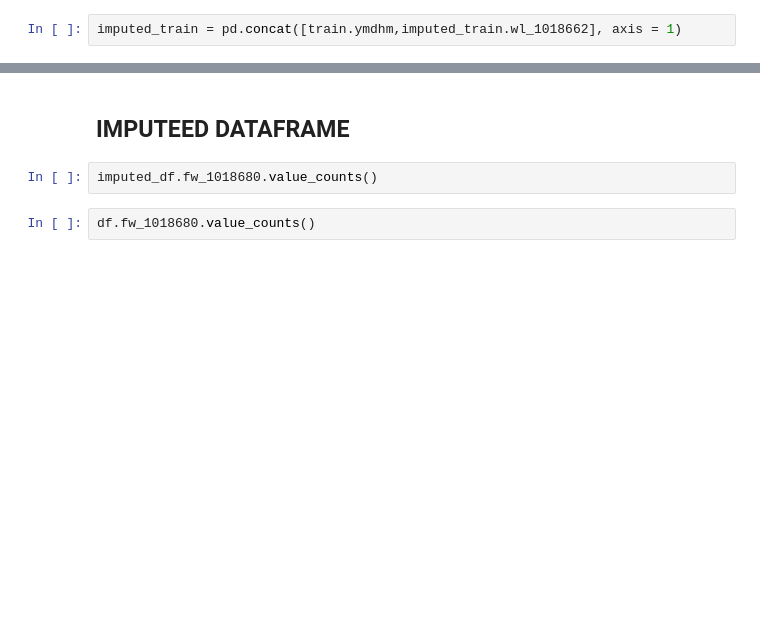
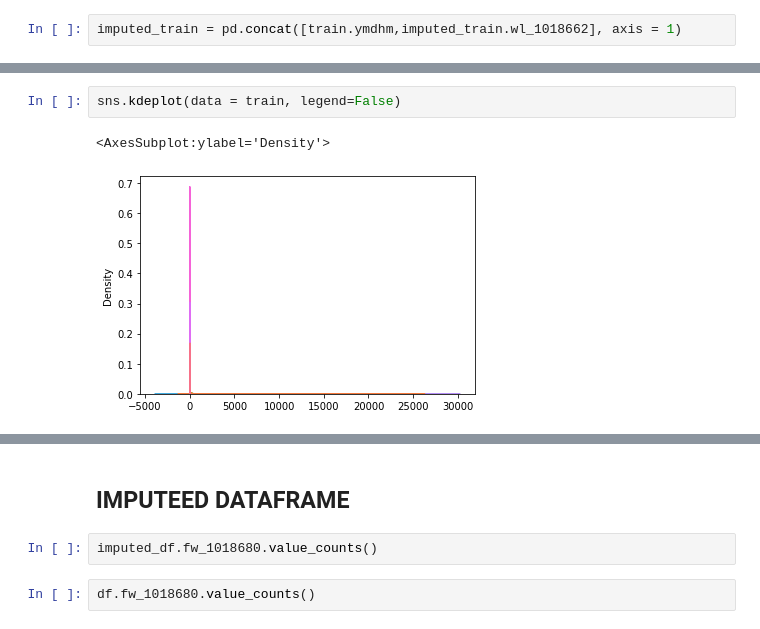
Before and after one commit to whatsasolo/Prediction-of-Water, a Jupyter notebook: Prediction of Water Level.ipynb, the cells around one changed output, grey strips where cells are left out. Drawn from its saved outputs; the diff is of its cells as text; blank space fills up the shorter version.

```diff
--- a/Prediction of Water Level.ipynb
+++ b/Prediction of Water Level.ipynb
@@ -1020,0 +1033,5 @@ sns.lineplot(data = train[['ymdhm','wl_1018662']].set_index('ymdhm'))
+# %%
+sns.kdeplot(data = train, legend=False)
+# %% [output]
+<AxesSubplot:ylabel='Density'>
+[figure, added]
```
Also changed, not shown: parts of 37 cells of this notebook.
